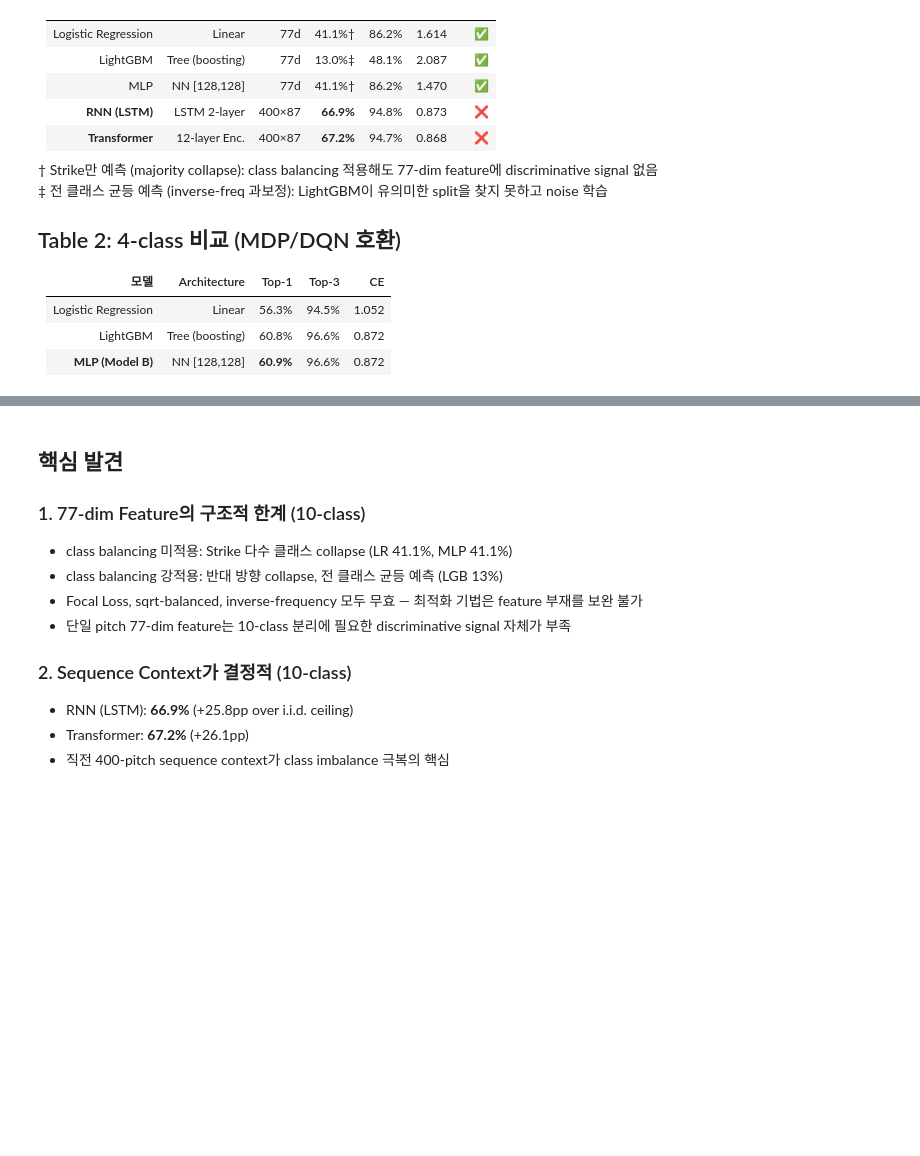
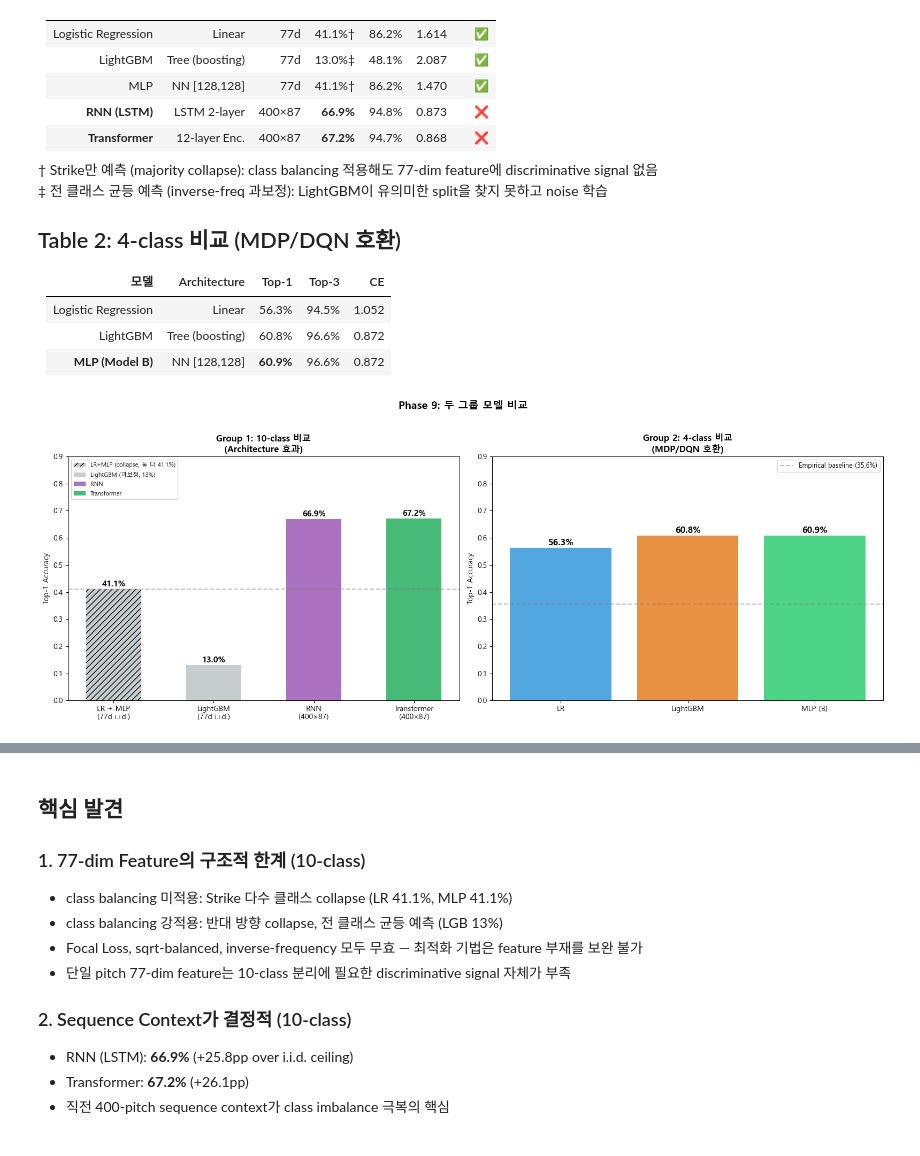
Before and after one commit to Pitcheezy/transition-models, a Jupyter notebook: notebooks/10_all_models_comparison.ipynb, the cells around one changed output, grey strips where cells are left out. Cells and saved outputs as stored; diff of their text form; code cells hidden in the pictures; blank space fills up the shorter version.

```diff
--- a/notebooks/10_all_models_comparison.ipynb
+++ b/notebooks/10_all_models_comparison.ipynb
@@ -55,43 +67,67 @@ for name, r in comp4.items():
 | LightGBM | Tree (boosting) | 60.8% | 96.6% | 0.872 |
 | **MLP (Model B)** | NN [128,128] | **60.9%** | 96.6% | 0.872 |
 # %%
+from sklearn.metrics import f1_score
+import numpy as np
+
 fig, axes = plt.subplots(1, 2, figsize=(16, 6))
 
-# Group 1: 10-class
-names10 = list(comp10.keys())
-top1_10 = [comp10[n]['top1'] for n in names10]
-colors10 = ['#bdc3c7','#bdc3c7','#bdc3c7','#9b59b6','#27ae60']
+# ── Group 1: 10-class (LR+MLP 통합, LightGBM 별도) ──────────────────────────
+# LR과 MLP 평균 top1 (둘 다 41.1%로 동일)
+lr_top1  = comp10['Logistic Regression']['top1']
+mlp_top1 = comp10['MLP (10-class)']['top1']
+iid_top1 = (lr_top1 + mlp_top1) / 2  # == 0.411
 
-short10 = ['LR','LightGBM','MLP','RNN','Transformer']
-bars = axes[0].bar(short10[:len(top1_10)], top1_10, color=colors10[:len(top1_10)], alpha=0.85)
+bar_names   = ['LR + MLP\n(77d i.i.d.)', 'LightGBM\n(77d i.i.d.)', 'RNN\n(400×87)', 'Transformer\n(400×87)']
+bar_values  = [iid_top1,
+               comp10['LightGBM']['top1'],
+               comp10['RNN (LSTM)']['top1'],
+               comp10['Transformer (Model C)']['top1']]
+bar_colors  = ['#bdc3c7', '#bdc3c7', '#9b59b6', '#27ae60']
+bar_hatches = ['///', '', '', '']          # 사선으로 "합산" 표시
+
+bars = axes[0].bar(bar_names, bar_values, color=bar_colors, alpha=0.85, width=0.55)
+for bar, hatch in zip(bars, bar_hatches):
+    bar.set_hatch(hatch)
+
 axes[0].set_title('Group 1: 10-class 비교\n(Architecture 효과)', fontsize=12, fontweight='bold')
 axes[0].set_ylabel('Top-1 Accuracy')
 axes[0].set_ylim(0, 0.9)
-for bar, v in zip(bars, top1_10):
-    if v > 0:
-        axes[0].text(bar.get_x() + bar.get_width()/2, v + 0.01,
-                    f'{v:.1%}', ha='center', fontsize=10, fontweight='bold')
+for bar, v in zip(bars, bar_values):
+    axes[0].text(bar.get_x() + bar.get_width()/2, v + 0.01,
+                 f'{v:.1%}', ha='center', fontsize=11, fontweight='bold')
 axes[0].axhline(0.411, color='gray', linestyle='--', alpha=0.5, label='Strike prior (41.1%)')
-axes[0].legend(fontsize=9)
 
-# Group 2: 4-class
-names4 = list(comp4.keys())
-top1_4 = [comp4[n]['top1'] for n in names4]
-colors4 = ['#3498db','#e67e22','#2ecc71']
-short4 = ['LR','LightGBM','MLP (B)']
-bars2 = axes[1].bar(short4[:len(top1_4)], top1_4, color=colors4[:len(top1_4)], alpha=0.85)
+# 범례 설명 추가
+from matplotlib.patches import Patch
+legend_handles = [
+    Patch(facecolor='#bdc3c7', alpha=0.85, hatch='///', label='LR+MLP (collapse, 둘 다 41.1%)'),
+    Patch(facecolor='#bdc3c7', alpha=0.85, label='LightGBM (과보정, 13%)'),
+    Patch(facecolor='#9b59b6', alpha=0.85, label='RNN'),
+    Patch(facecolor='#27ae60', alpha=0.85, label='Transformer'),
+]
+axes[0].legend(handles=legend_handles, fontsize=8, loc='upper left')
+
+# ── Group 2: 4-class ─────────────────────────────────────────────────────────
+names4  = list(comp4.keys())
+top1_4  = [comp4[n]['top1'] for n in names4]
+colors4 = ['#3498db', '#e67e22', '#2ecc71']
+short4  = ['LR', 'LightGBM', 'MLP (B)']
+bars2   = axes[1].bar(short4, top1_4, color=colors4, alpha=0.85)
 axes[1].set_title('Group 2: 4-class 비교\n(MDP/DQN 호환)', fontsize=12, fontweight='bold')
 axes[1].set_ylabel('Top-1 Accuracy')
 axes[1].set_ylim(0, 0.9)
 for bar, v in zip(bars2, top1_4):
     axes[1].text(bar.get_x() + bar.get_width()/2, v + 0.01,
-                f'{v:.1%}', ha='center', fontsize=12, fontweight='bold')
+                 f'{v:.1%}', ha='center', fontsize=12, fontweight='bold')
 axes[1].axhline(0.356, color='gray', linestyle='--', alpha=0.5, label='Empirical baseline (35.6%)')
 axes[1].legend(fontsize=9)
 
 plt.suptitle('Phase 9: 두 그룹 모델 비교', fontsize=14, fontweight='bold', y=1.02)
 plt.tight_layout()
 plt.show()
+# %% [output]
+[figure, added]
 # %%
 # 4-class: Per-class accuracy heatmap
 cls4 = ['Ball','Strike','Foul','InPlay']
```
Also changed, not shown: parts of 2 cells of this notebook.
